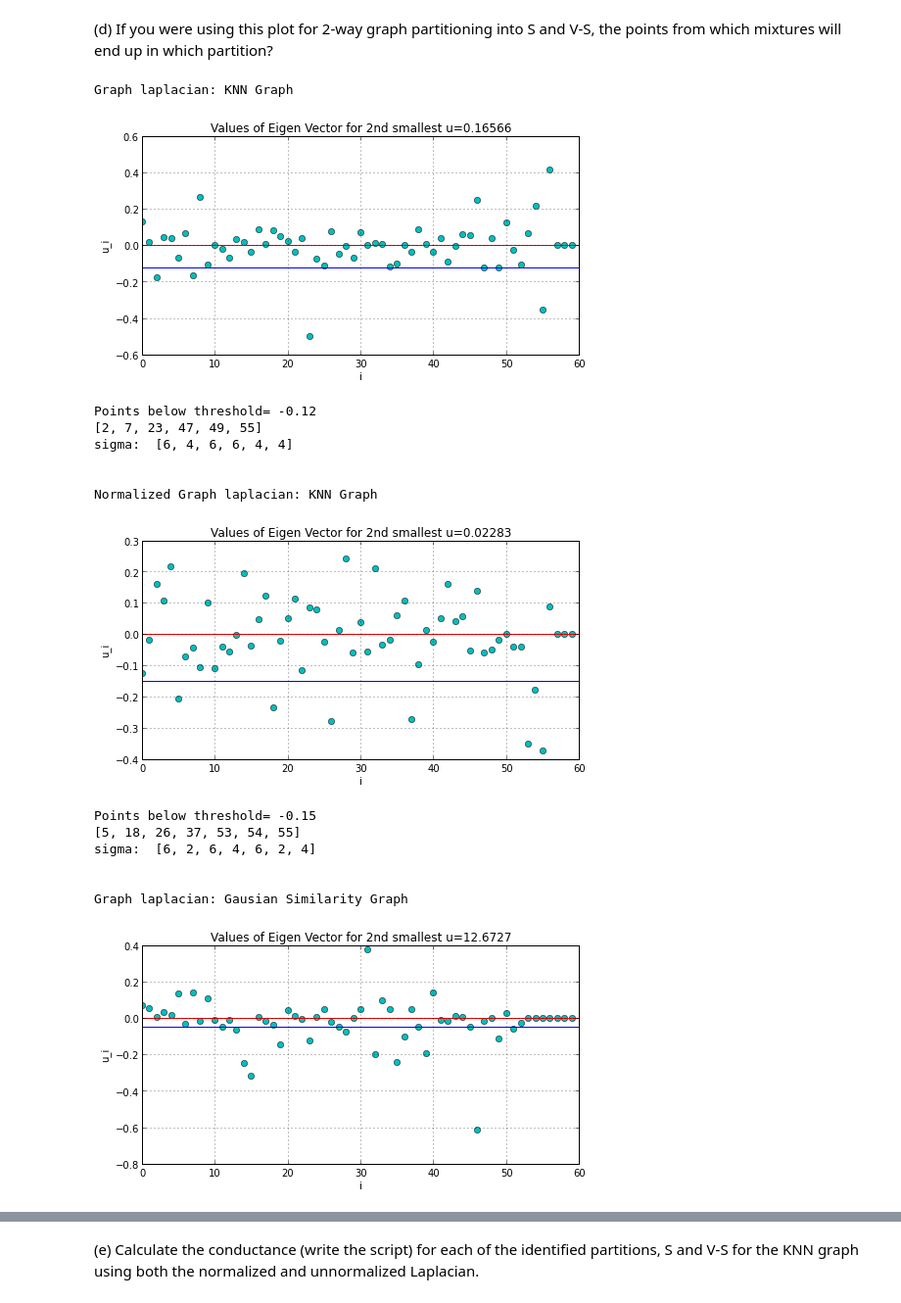
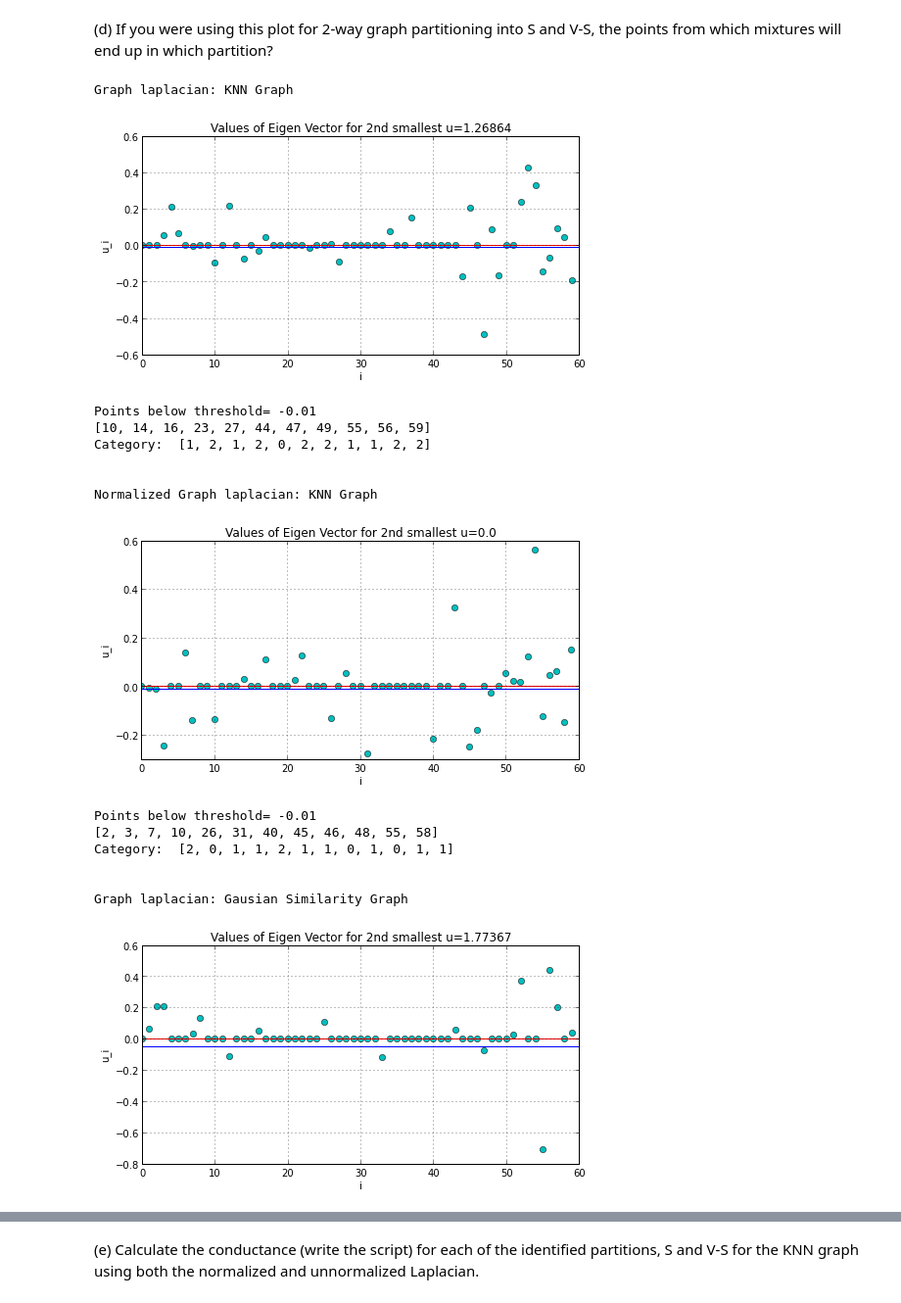
Before and after one commit to sagarjauhari/graph_mining, a Jupyter notebook: Graph Data Mining - L2.ipynb, the cells around one changed output, grey strips where cells are left out. Shown at 98% size. Cells and saved outputs as stored; diff of their text form; code cells hidden in the pictures.

```diff
--- a/Graph Data Mining - L2.ipynb
+++ b/Graph Data Mining - L2.ipynb
@@ -4,20 +11,23 @@
 Write a script (in R, Matlab, or SAS) that generates a total of 60 points whose (x,y)-coordinates are drawn from a mixture of three Gaussians in a 2-dimentional real space. Each mixture has a mean of 2, 4, and 6, respectively, a standard deviation of one, and about 20 points.
 # %%
 import random
+import matplotlib
 import matplotlib.pyplot as plt
 import matplotlib.cbook as cbook
 import numpy as np
 from igraph import *
 from scipy.cluster.vq import *
 import matplotlib.pylab as pylab
+from IPython.display import Image
 
 pylab.rcParams['figure.figsize'] = 8, 4
+
 
 def gen_rand_gaus():
     n = []
     for i in xrange(0,20):
-        n.append([round(random.gauss(2,1),3),round(random.gauss(2,1),3),2])
-        n.append([round(random.gauss(4,1),3),round(random.gauss(4,1),3),4])
-        n.append([round(random.gauss(6,1),3),round(random.gauss(6,1),3),6])
+        n.append([round(random.gauss(1,1),3),round(random.gauss(1, 1),3),0])
+        n.append([round(random.gauss(5,1),3),round(random.gauss(5, 1),3),1])
+        n.append([round(random.gauss(10,1),3),round(random.gauss(10, 1),3),2])
     n = [[i]+n[i] for i in range(0,60)]
     return n
@@ -113,7 +126,7 @@ plot(gk, inline=True)
 (b) GK: The complete similarity graph using the Gaussian kernel with sigma=1 as similarity function.
 # %%
 def gaus_sim(n1, n2, sigma=1):
-    return round(math.exp((-0.5*euc_dist(n1,n2)/sigma)),3)
+    return math.exp((-0.5*euc_dist(n1,n2)/sigma))
 
 def create_gaus_adj_martix(pts):
     """pts are of the format [id, x, y, type]"""
@@ -135,11 +148,11 @@ def create_gaus_adj_martix(pts):
 def create_gaus_graph(pts):
     adj_mat_gaus = create_gaus_adj_martix(pts)
     gausian_graph = Graph.Weighted_Adjacency(adj_mat_gaus, mode=ADJ_MAX)
-    gausian_graph.vs['color']=[colors[i[3]/2 - 1] for i in n]
+    gausian_graph.vs['color']=[colors[i[3]] for i in n]
     gausian_graph.es['color'] = ["#000000"+ ("%0.2X" % int(i*255)) for i in gausian_graph.es['weight']]
     return gausian_graph
 
 gg = create_gaus_graph(n)
 
-plot(gg)
+plotg(gg, "Gausian Similarity Graph without threshold and self loops removed")
 # %% [output]
@@ -182,6 +194,7 @@ def sparsify_graph(graph, s0):
                     gg.delete_edges([(i,j)])
             except(InternalError):
                 pass
-sparsify_graph(gg, 0.6)
-plot(gg)
+threshold = 0.4
+sparsify_graph(gg, threshold)
+plotg(gg, "Gausian Similarity Graph after applying threshold = " + str(threshold))
 # %% [output]
@@ -312,31 +321,31 @@ Normalized Graph laplacian: Gausian Similarity Graph
 (d) If you were using this plot for 2-way graph partitioning into S and V-S, the points from which mixtures will end up in which partition?
 # %%
 print "\n\nGraph laplacian: KNN Graph"
-pk_l1 = plot_2nd_eig_lap(gk, threshold=-0.12)
+pk_l1 = plot_2nd_eig_lap(gk, threshold=-0.01)
 
 print "\n\nNormalized Graph laplacian: KNN Graph"
-pk_l2 = plot_2nd_eig_lap(gk, normalized=True, threshold=-0.15)
+pk_l2 = plot_2nd_eig_lap(gk, normalized=True, threshold=-0.01)
 
 print "\n\nGraph laplacian: Gausian Similarity Graph"
 pg_l1 = plot_2nd_eig_lap(gg, threshold=-0.05)
 
 print "\n\nNormalized Graph laplacian: Gausian Similarity Graph"
-pg_l2 = plot_2nd_eig_lap(gg, normalized=True, threshold=-0.12)
+pg_l2 = plot_2nd_eig_lap(gg, normalized=True, threshold=-0.01)
 # %% [output]
 Graph laplacian: KNN Graph
-[figure, old version]
+[figure, new version]
-Points below threshold= -0.12
-[2, 7, 23, 47, 49, 55]
-sigma:  [6, 4, 6, 6, 4, 4]
+Points below threshold= -0.01
+[10, 14, 16, 23, 27, 44, 47, 49, 55, 56, 59]
+Category:  [1, 2, 1, 2, 0, 2, 2, 1, 1, 2, 2]
 
 
 Normalized Graph laplacian: KNN Graph
-[figure, old version]
+[figure, new version]
-Points below threshold= -0.15
-[5, 18, 26, 37, 53, 54, 55]
-sigma:  [6, 2, 6, 4, 6, 2, 4]
+Points below threshold= -0.01
+[2, 3, 7, 10, 26, 31, 40, 45, 46, 48, 55, 58]
+Category:  [2, 0, 1, 1, 2, 1, 1, 0, 1, 0, 1, 1]
 
 
 Graph laplacian: Gausian Similarity Graph
-[figure, old version]
+[figure, new version]
 Points below threshold= -0.05
```
Also changed, not shown: parts of 21 cells of this notebook.
